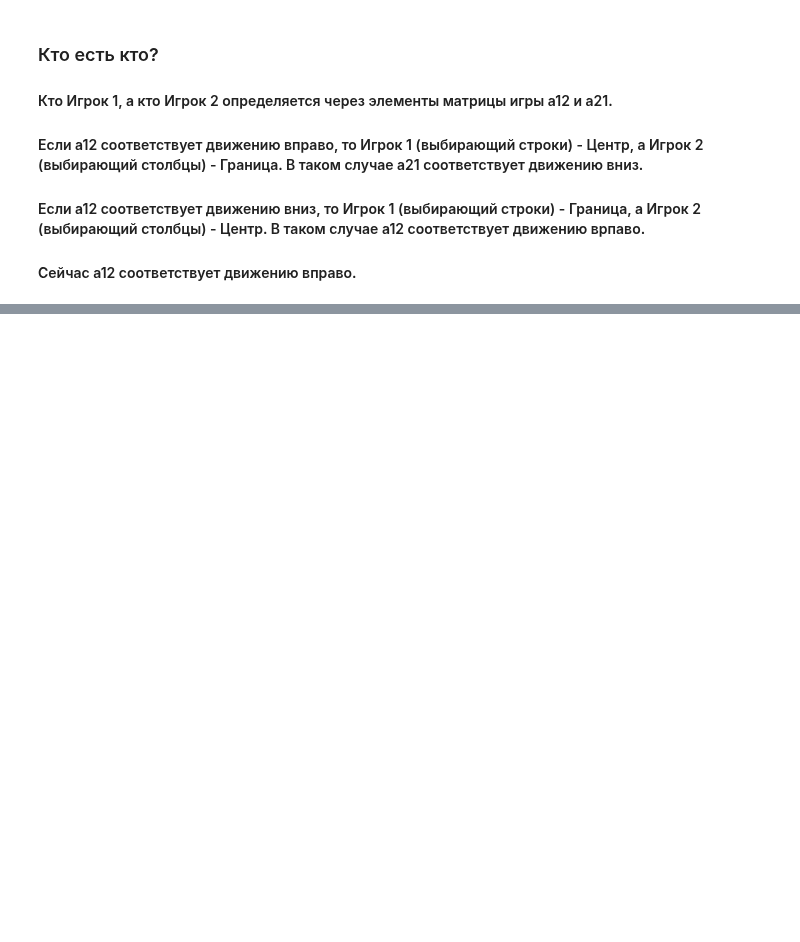
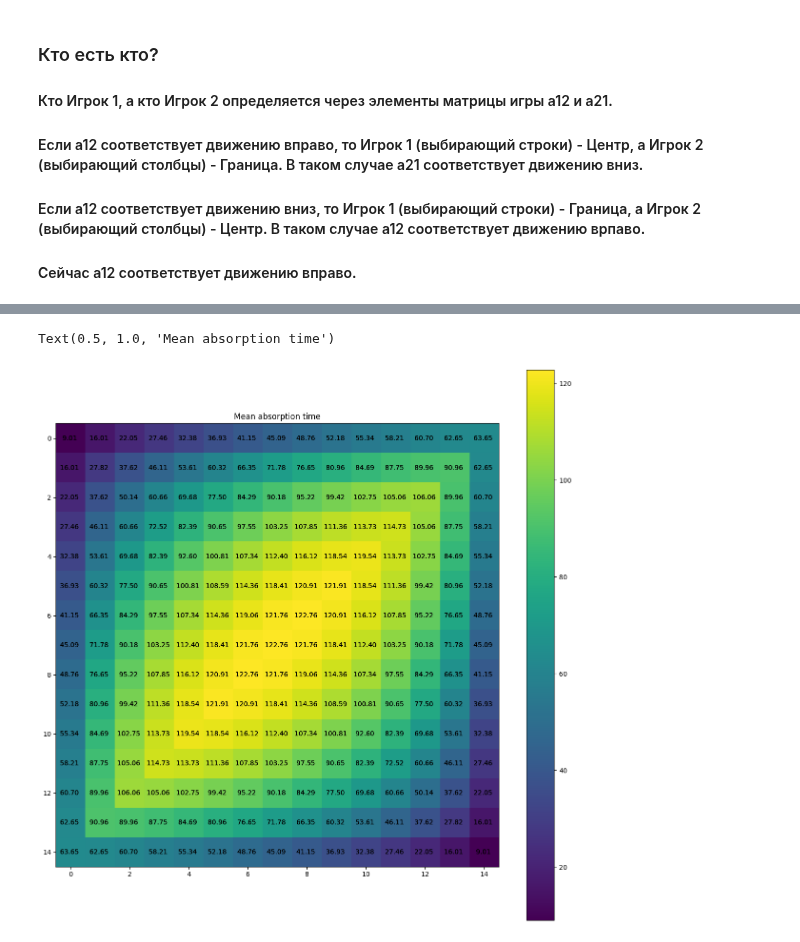
Before and after one commit to spells39/RWAnalyzer, a Jupyter notebook: src/GamePartition.ipynb, the cells around one changed output, grey strips where cells are left out. Saved outputs shown, nothing was run; the diff lists cells and outputs as text; code cells hidden in the pictures; blank space fills up the shorter version.

```diff
--- a/src/GamePartition.ipynb
+++ b/src/GamePartition.ipynb
@@ -215,0 +291,14 @@ q1 = 0.4999999999780332
+# %%
+plt.figure(figsize=(15, 15))
+plt.imshow(np.reshape(vs, newshape=(inner_n, inner_n)))
+plt.colorbar()
+for (j, i), label in np.ndenumerate(np.reshape(vs, newshape=(inner_n, inner_n))):
+    #print_str_1 = "↑→" if np.isclose(label, 1) else ""
+    #print_str_2 = "↓←" if np.isclose(label, 0) else ""
+    plt.text(i, j, f"{label:.2f} ", ha='center', va='center')
+    plt.text(i, j, f"{label:.2f} ", ha='center', va='center')
+    #print(label)
+plt.title("Mean absorption time")
+# %% [output]
+Text(0.5, 1.0, 'Mean absorption time')
+[figure, added]
```
Also changed, not shown: parts of 18 cells of this notebook.
